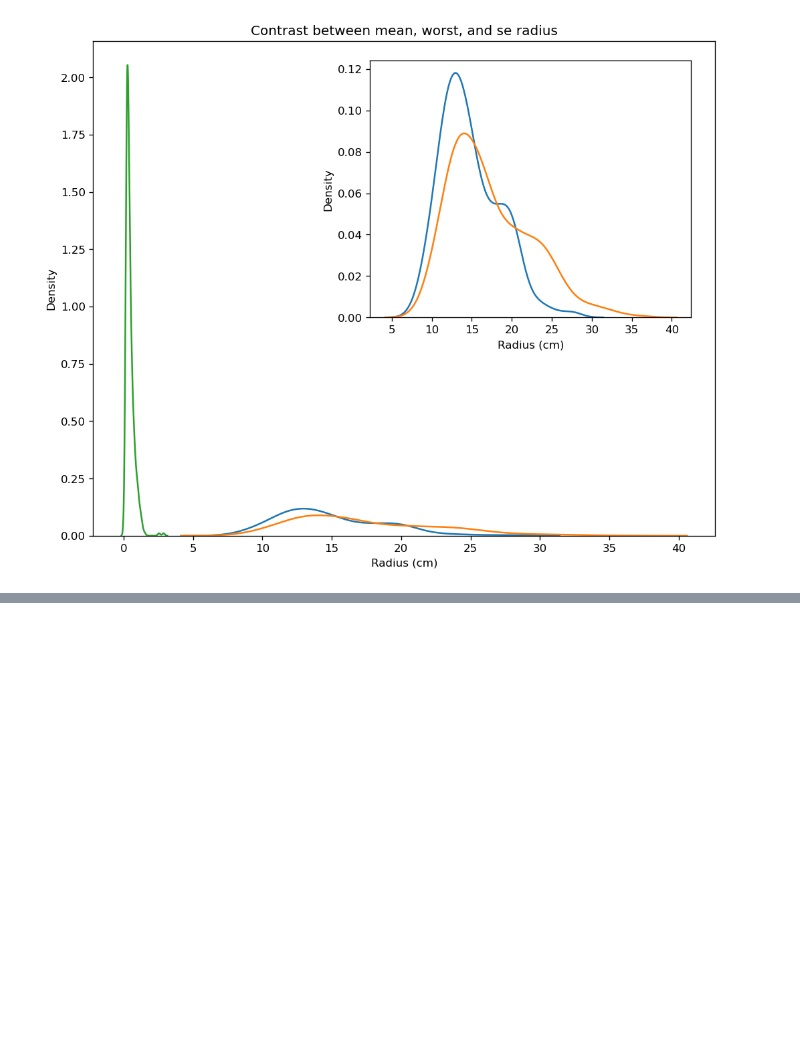
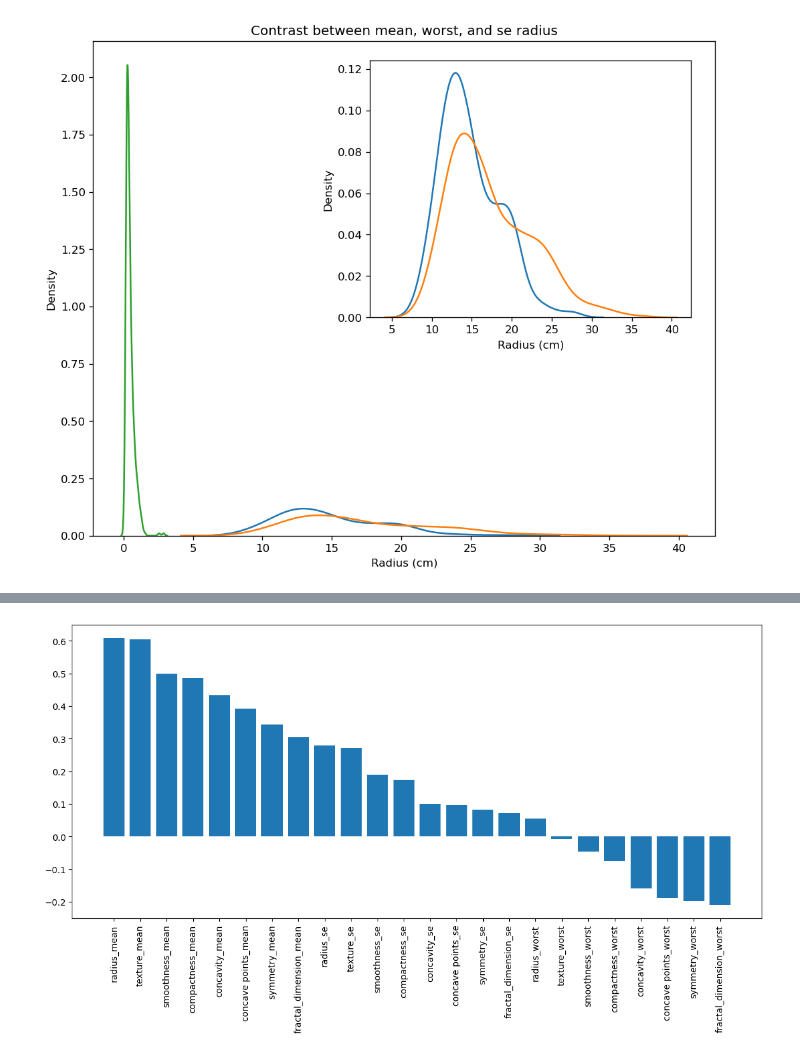
Before and after one commit to fenilenvinileno97/logistic_reg, a Jupyter notebook: 4-final_project.ipynb, the cells around one changed output, grey strips where cells are left out. Cells and saved outputs as stored; diff of their text form; code cells hidden in the pictures; blank space fills up the shorter version.

```diff
--- a/4-final_project.ipynb
+++ b/4-final_project.ipynb
@@ -207,0 +244,2 @@ It is really imperative to infer a notable behavior from this pairplot, cases wi
+# %%
+X_under.drop("diagnosis", axis=1, inplace=True)
@@ -207,0 +254,3 @@ It is really imperative to infer a notable behavior from this pairplot, cases wi
+# %%
+weights = pd.Series(model.coef_[0, :24], index=X_under.columns).reset_index().rename(columns={"index":"feature", 0:"weight"}, errors="coer").sort_values(ascending=False, by="weight")
+weights
@@ -207,0 +275,9 @@ It is really imperative to infer a notable behavior from this pairplot, cases wi
+# %%
+labels = ['radius_mean', 'texture_mean', 'smoothness_mean', 'compactness_mean', 'concavity_mean', 'concave points_mean', 'symmetry_mean', 'fractal_dimension_mean', 'radius_se', 'texture_se', 'smoothness_se', 'compactness_se', 'concavity_se', 'concave points_se', 'symmetry_se', 'fractal_dimension_se', 'radius_worst', 'texture_worst', 'smoothness_worst', 'compactness_worst', 'concavity_worst', 'concave points_worst', 'symmetry_worst', 'fractal_dimension_worst']
+# %%
+fig = plt.figure(figsize=(14,6))
+plt.bar(data=weights, x="feature", height="weight")
+plt.xticks(rotation=90, labels=labels, ticks=range(len(labels)))
+plt.show()
+# %% [output]
+[figure, added]
```
Also changed, not shown: parts of 14 cells of this notebook.
